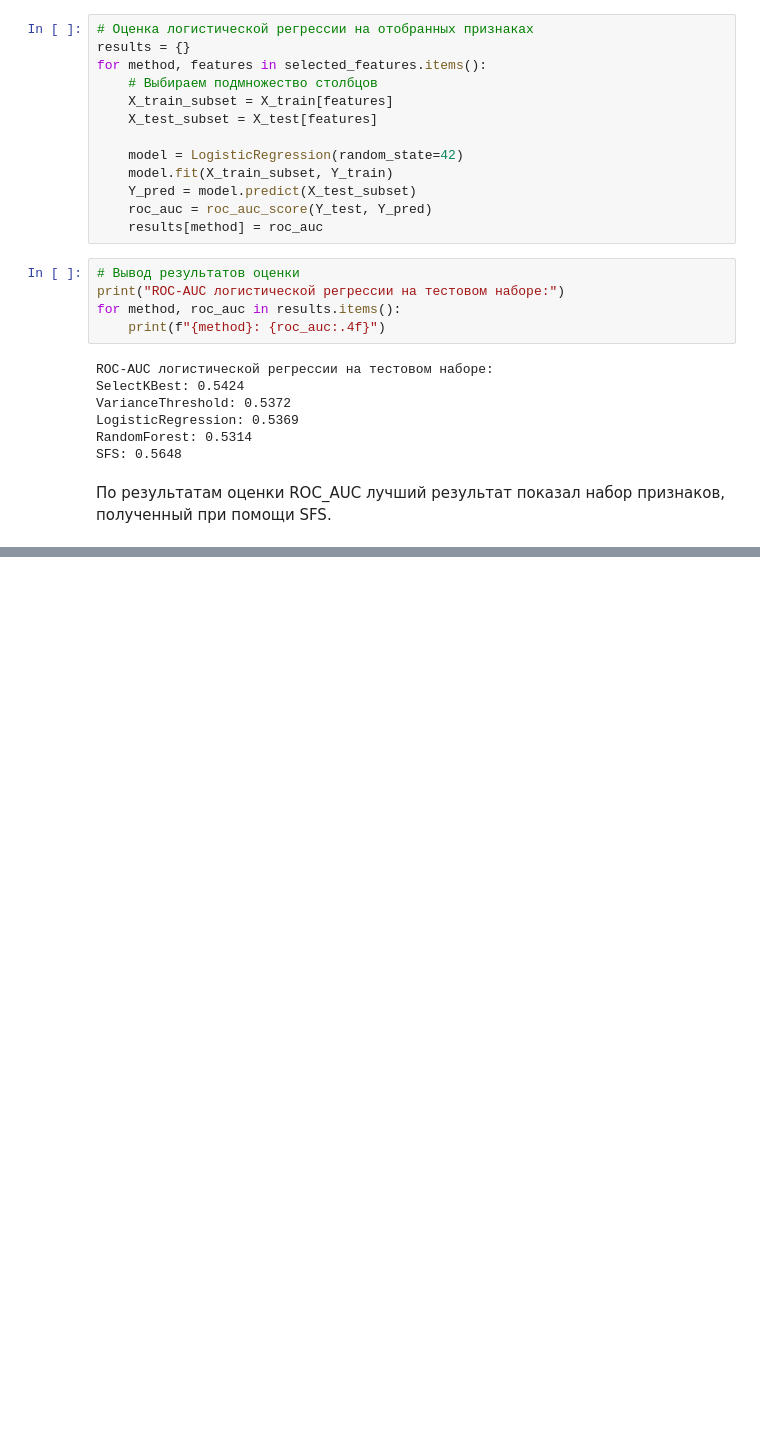
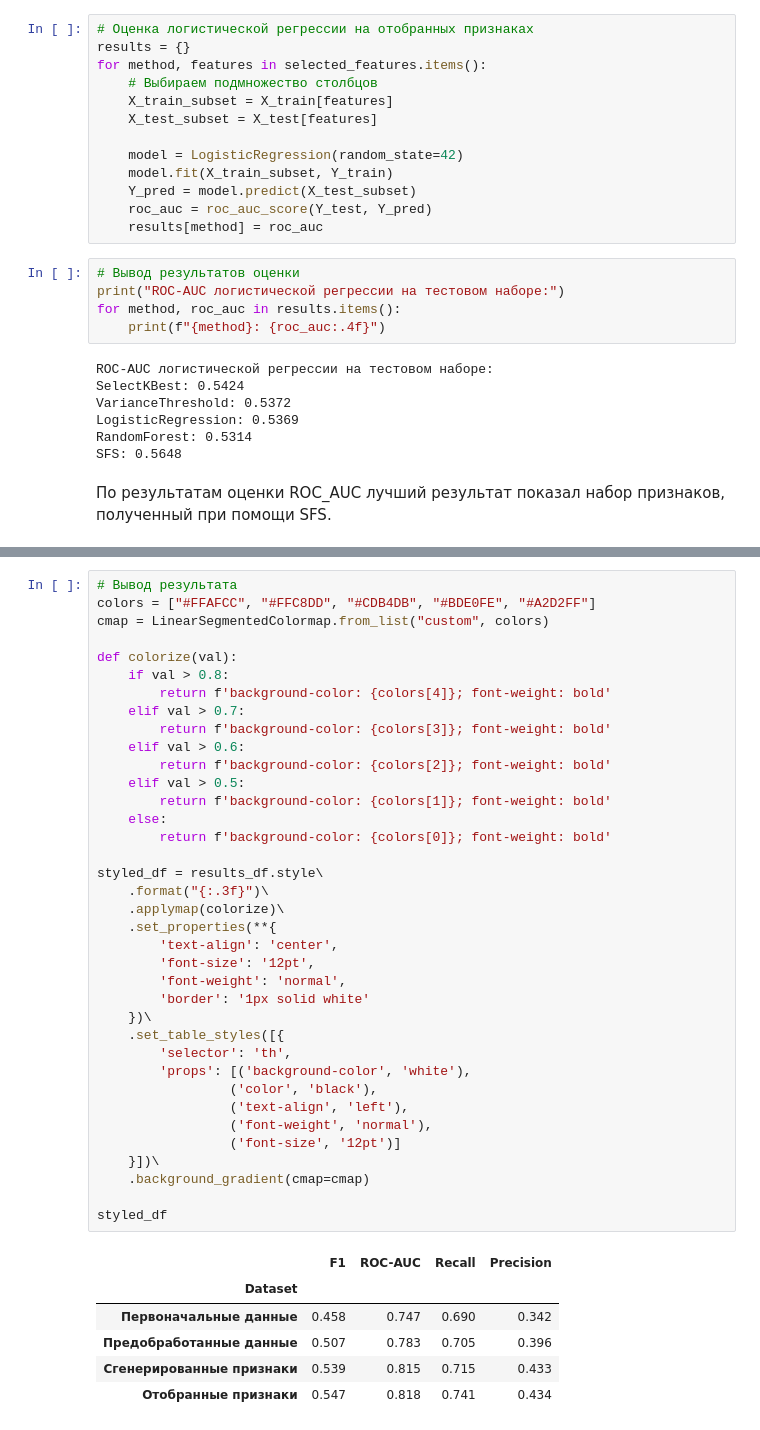
Before and after one commit to ithelga/bank-churn-predictor, a Jupyter notebook: notebooks/Team2_HW2_Model_Training.ipynb, the cells around one changed output, grey strips where cells are left out. Saved outputs shown, nothing was run; the diff lists cells and outputs as text; blank space fills up the shorter version.

```diff
--- a/notebooks/Team2_HW2_Model_Training.ipynb
+++ b/notebooks/Team2_HW2_Model_Training.ipynb
@@ -294,0 +392,44 @@ extract_df      # Отобранные признаки
+# %%
+# Вывод результата
+colors = ["#FFAFCC", "#FFC8DD", "#CDB4DB", "#BDE0FE", "#A2D2FF"]
+cmap = LinearSegmentedColormap.from_list("custom", colors)
+
+def colorize(val):
+    if val > 0.8:
+        return f'background-color: {colors[4]}; font-weight: bold'
+    elif val > 0.7:
+        return f'background-color: {colors[3]}; font-weight: bold'
+    elif val > 0.6:
+        return f'background-color: {colors[2]}; font-weight: bold'
+    elif val > 0.5:
+        return f'background-color: {colors[1]}; font-weight: bold'
+    else:
+        return f'background-color: {colors[0]}; font-weight: bold'
+
+styled_df = results_df.style\
+    .format("{:.3f}")\
+    .applymap(colorize)\
+    .set_properties(**{
+        'text-align': 'center',
+        'font-size': '12pt',
+        'font-weight': 'normal',
+        'border': '1px solid white'
+    })\
+    .set_table_styles([{
+        'selector': 'th',
+        'props': [('background-color', 'white'),
+                 ('color', 'black'),
+                 ('text-align', 'left'),
+                 ('font-weight', 'normal'),
+                 ('font-size', '12pt')]
+    }])\
+    .background_gradient(cmap=cmap)
+
+styled_df
+# %% [output]
+|  | F1 | ROC-AUC | Recall | Precision |
+| Dataset |  |  |  |  |
+| Первоначальные данные | 0.458 | 0.747 | 0.690 | 0.342 |
+| Предобработанные данные | 0.507 | 0.783 | 0.705 | 0.396 |
+| Сгенерированные признаки | 0.539 | 0.815 | 0.715 | 0.433 |
+| Отобранные признаки | 0.547 | 0.818 | 0.741 | 0.434 |
```
Also changed, not shown: parts of 11 cells of this notebook.
